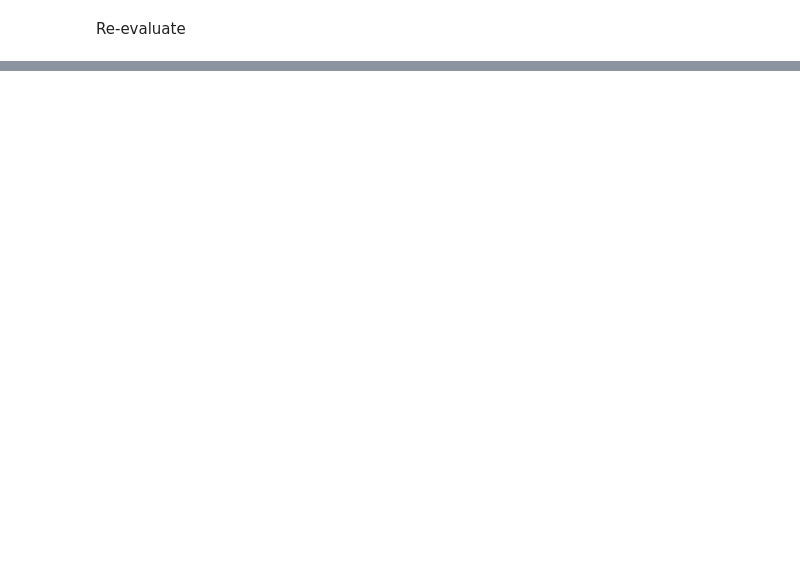
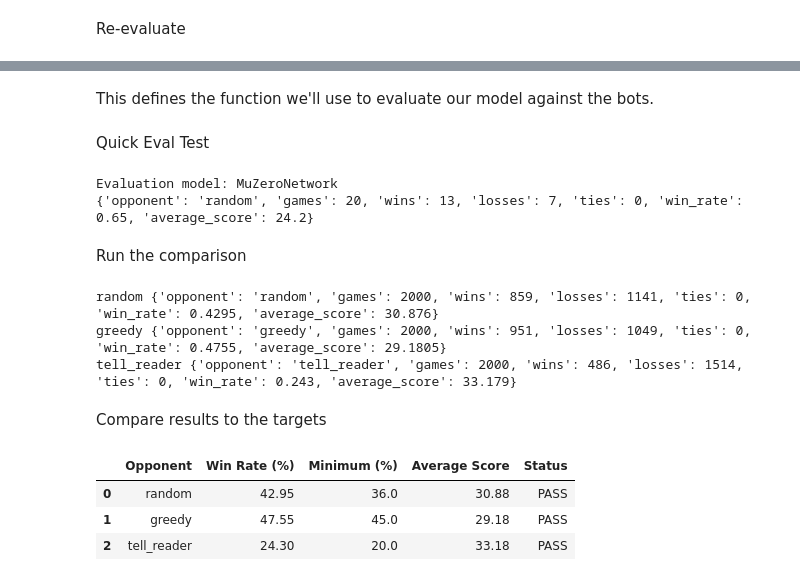
Before and after one commit to Adam-Haile/learning-skynet, a Jupyter notebook: MuZero/Training.ipynb, the cells around one changed output, grey strips where cells are left out. Drawn from its saved outputs; the diff is of its cells as text; code cells hidden in the pictures; blank space fills up the shorter version.

```diff
--- a/MuZero/Training.ipynb
+++ b/MuZero/Training.ipynb
@@ -85,0 +327,2 @@ Average score: 31.637
+# %% [markdown]
+This defines the function we'll use to evaluate our model against the bots.
@@ -85,0 +418,75 @@ Average score: 31.637
+# %% [markdown]
+Quick Eval Test
+# %%
+print("Evaluation model:", type(evaluation_model).__name__)
+
+results = evaluate_against_bot(
+    evaluation_model,
+    opponent_name="random",
+    num_games=20,
+    num_simulations=16
+)
+
+print(results)
+# %% [output]
+Evaluation model: MuZeroNetwork
+{'opponent': 'random', 'games': 20, 'wins': 13, 'losses': 7, 'ties': 0, 'win_rate': 0.65, 'average_score': 24.2}
+# %% [markdown]
+Run the comparison
+# %%
+opponents = ["random", "greedy", "tell_reader"]
+
+evaluation_results = []
+
+for opponent_name in opponents:
+
+    results = evaluate_against_bot(
+        evaluation_model,
+        opponent_name=opponent_name,
+        num_games=2000,
+        num_simulations=16
+    )
+
+    evaluation_results.append(results)
+
+    print(opponent_name, results)
+# %% [output]
+random {'opponent': 'random', 'games': 2000, 'wins': 859, 'losses': 1141, 'ties': 0, 'win_rate': 0.4295, 'average_score': 30.876}
+greedy {'opponent': 'greedy', 'games': 2000, 'wins': 951, 'losses': 1049, 'ties': 0, 'win_rate': 0.4755, 'average_score': 29.1805}
+tell_reader {'opponent': 'tell_reader', 'games': 2000, 'wins': 486, 'losses': 1514, 'ties': 0, 'win_rate': 0.243, 'average_score': 33.179}
+# %% [markdown]
+Compare results to the targets
+# %%
+import pandas as pd
+
+# Minimum required win rates
+targets = {
+    "random": 0.36,
+    "greedy": 0.45,
+    "tell_reader": 0.20
+}
+
+rows = []
+
+for result in evaluation_results:
+
+    opponent = result["opponent"]
+    win_rate = result["win_rate"]
+    minimum = targets[opponent]
+
+    rows.append({
+        "Opponent": opponent,
+        "Win Rate (%)": round(win_rate * 100, 2),
+        "Minimum (%)": minimum * 100,
+        "Average Score": round(result["average_score"], 2),
+        "Status": "PASS" if win_rate >= minimum else "FAIL"
+    })
+
+results_table = pd.DataFrame(rows)
+
+display(results_table)
+# %% [output]
+|  | Opponent | Win Rate (%) | Minimum (%) | Average Score | Status |
+| 0 | random | 42.95 | 36.0 | 30.88 | PASS |
+| 1 | greedy | 47.55 | 45.0 | 29.18 | PASS |
+| 2 | tell_reader | 24.30 | 20.0 | 33.18 | PASS |
```
Also changed, not shown: parts of 26 cells of this notebook, 7 other files.
